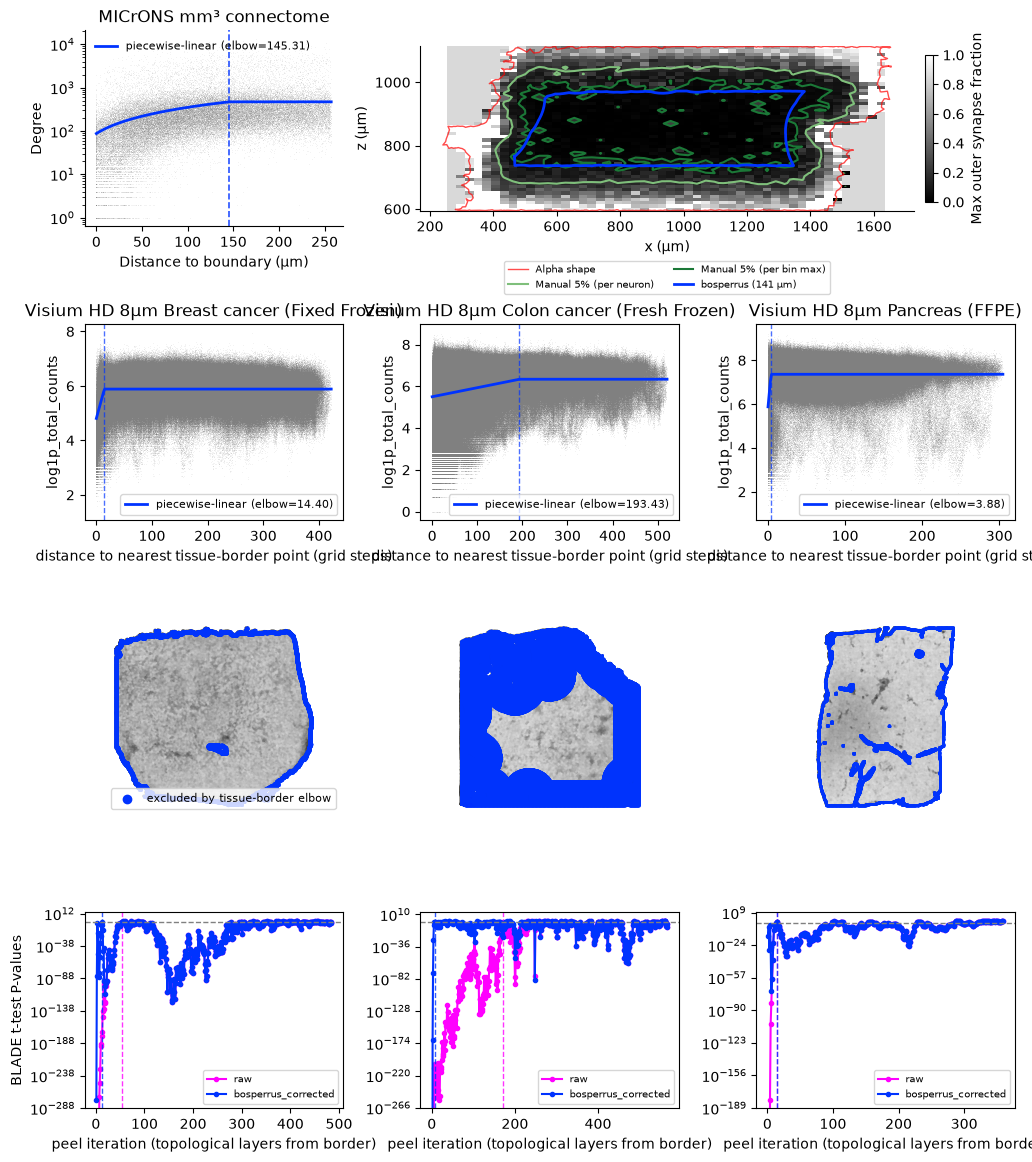
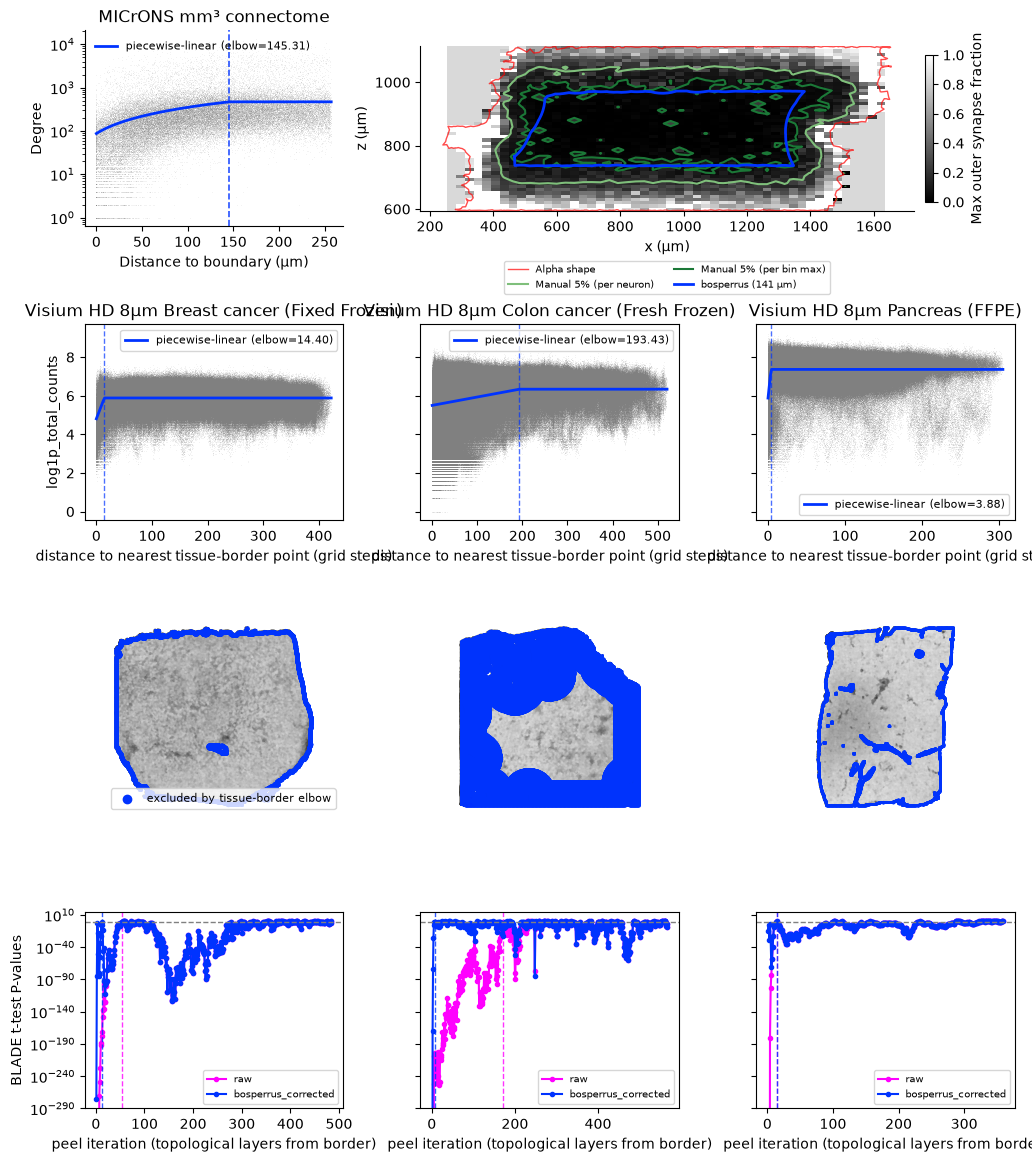
The change to this notebook cell's code, shown as a diff; its figure went from the first image to the second:
--- before
+++ after
@@ -26,11 +26,17 @@
 )
 
-# Row 2 — Visium: counts vs. distance to tissue-border points (NN<4)
+# Row 2 — Visium: counts vs. distance to tissue-border points (NN<4). Shared y
+# across the row (same measure for all 3 datasets); only col 0 keeps the label.
+ax_row2_0 = None
 for col, cfg in enumerate(VISIUM_DATASETS):
-    ax = fig.add_subplot(gs[1, col])
+    ax = fig.add_subplot(gs[1, col], sharey=ax_row2_0)
+    ax_row2_0 = ax_row2_0 or ax
     visium_hd.plot_counts_vs_distance(
         ax, visium_results[cfg["name"]], fit_color=BSPBLUE, title=cfg["title"],
+        ylabel=None if col == 0 else "",
         scatter_size=SCATTER_SIZE, scatter_alpha=SCATTER_ALPHA, scatter_linewidths=SCATTER_LINEWIDTHS,
     )
+    if col > 0:
+        plt.setp(ax.get_yticklabels(), visible=False)
 
 # Row 3 — Visium: decision boundary overlay (bspblue exclusion, gray counts).
@@ -44,11 +50,21 @@
     )
 
-# Row 4 — BLADE peel comparison (raw = magenta, bosperrus-corrected = bspblue)
+# Row 4 — BLADE peel comparison (raw = magenta, bosperrus-corrected = bspblue).
+# Shared y across the row (both are p-values on the same 0-1 scale). Welch
+# t-tests on these huge samples routinely underflow to p ~ 1e-50 or smaller,
+# which would otherwise stretch the axis and squash the region near alpha=0.05
+# — ylim_bottom crops those out of view (they're still in sweep_df, just not drawn).
+BLADE_YLIM_BOTTOM = 1e-290
 blade_colors = {"raw": "magenta", "bosperrus_corrected": BSPBLUE}
+ax_row4_0 = None
 for col, cfg in enumerate(VISIUM_DATASETS):
-    ax = fig.add_subplot(gs[3, col])
+    ax = fig.add_subplot(gs[3, col], sharey=ax_row4_0)
+    ax_row4_0 = ax_row4_0 or ax
     sweep_df, _ = blade_results[cfg["name"]]
     blade.plot_peel_sweep(ax, sweep_df, ["raw", "bosperrus_corrected"], blade_colors,
-                           ylabel="BLADE t-test P-values" if col == 0 else None)
+                           ylabel="BLADE t-test P-values" if col == 0 else None,
+                           ylim_bottom=BLADE_YLIM_BOTTOM)
+    if col > 0:
+        plt.setp(ax.get_yticklabels(), visible=False)
 
 os.makedirs(os.path.dirname(SAVE_SVG), exist_ok=True)

Commit: figure 4 prelim. plot